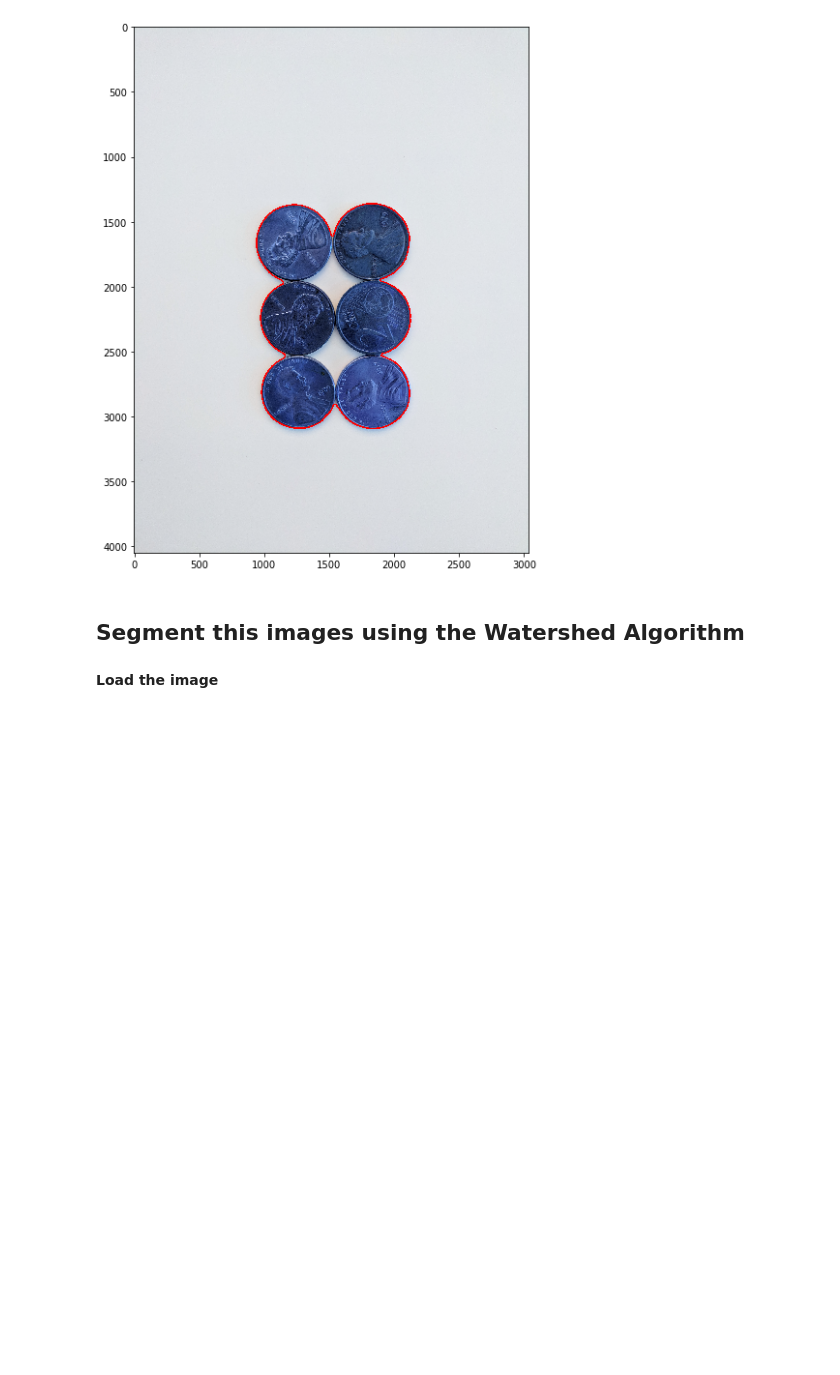
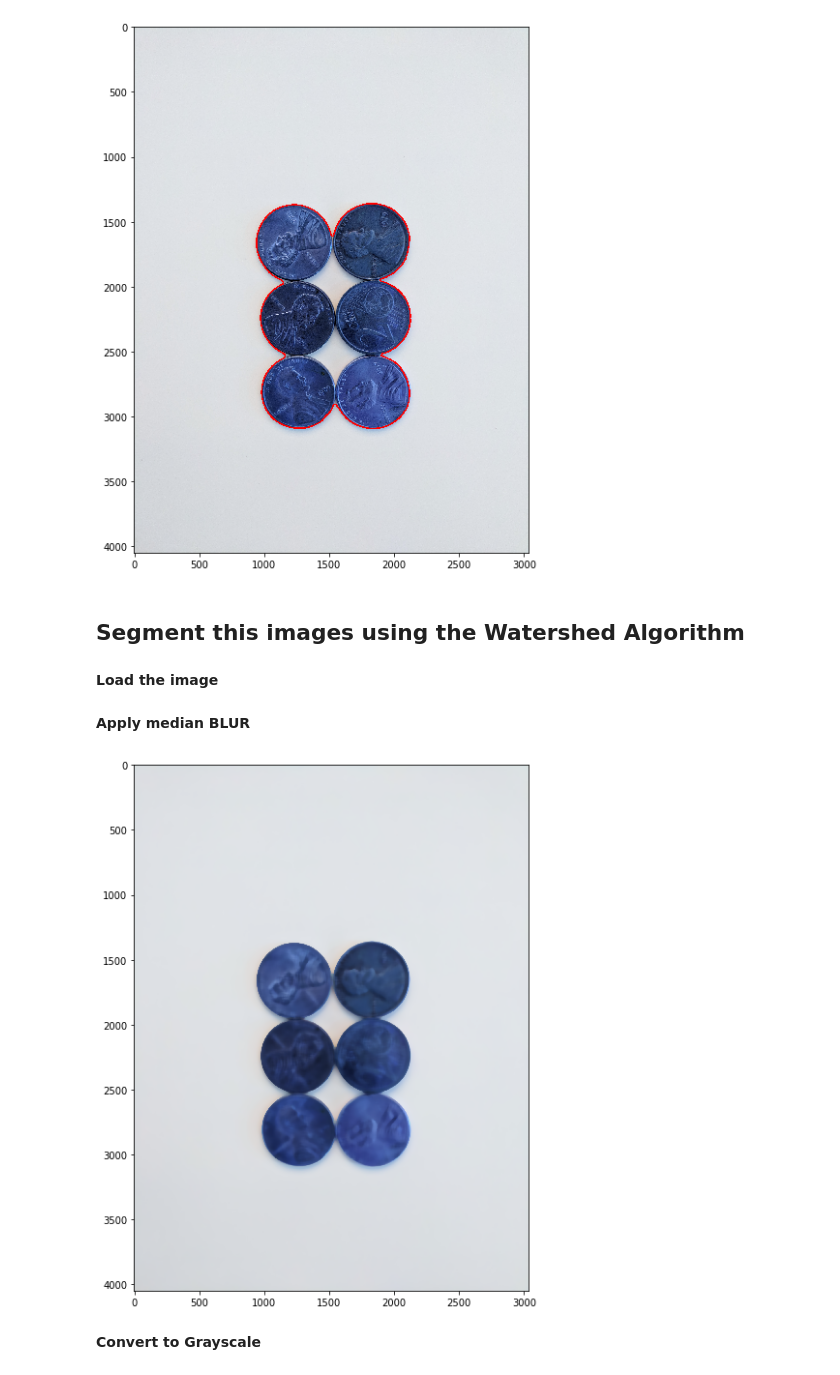
Before and after one commit to neemiasbsilva/object-detection-opencv, a Jupyter notebook: apply-watershed-algorithm.ipynb, the cells around one changed output. Saved outputs shown, nothing was run; the diff lists cells and outputs as text; code cells hidden in the pictures; blank space fills up the shorter version.

Commit message:
Object detection - using watershed algorithm to apply coin next table

```diff
--- a/apply-watershed-algorithm.ipynb
+++ b/apply-watershed-algorithm.ipynb
@@ -69,5 +69,13 @@ display(sep_coins)
 **Load the image**
 # %%
 img = cv2.imread("/Users/neemiasbsilva/Downloads/Computer-Vision-with-Python/DATA/pennies.jpg")
+# %% [markdown]
+**Apply median BLUR**
 # %%
 img = cv2.medianBlur(img,35)
+# %%
+display(img)
+# %% [output]
+[figure, added]
+# %% [markdown]
+**Convert to Grayscale**
```
Also changed, not shown: parts of 2 cells of this notebook.
